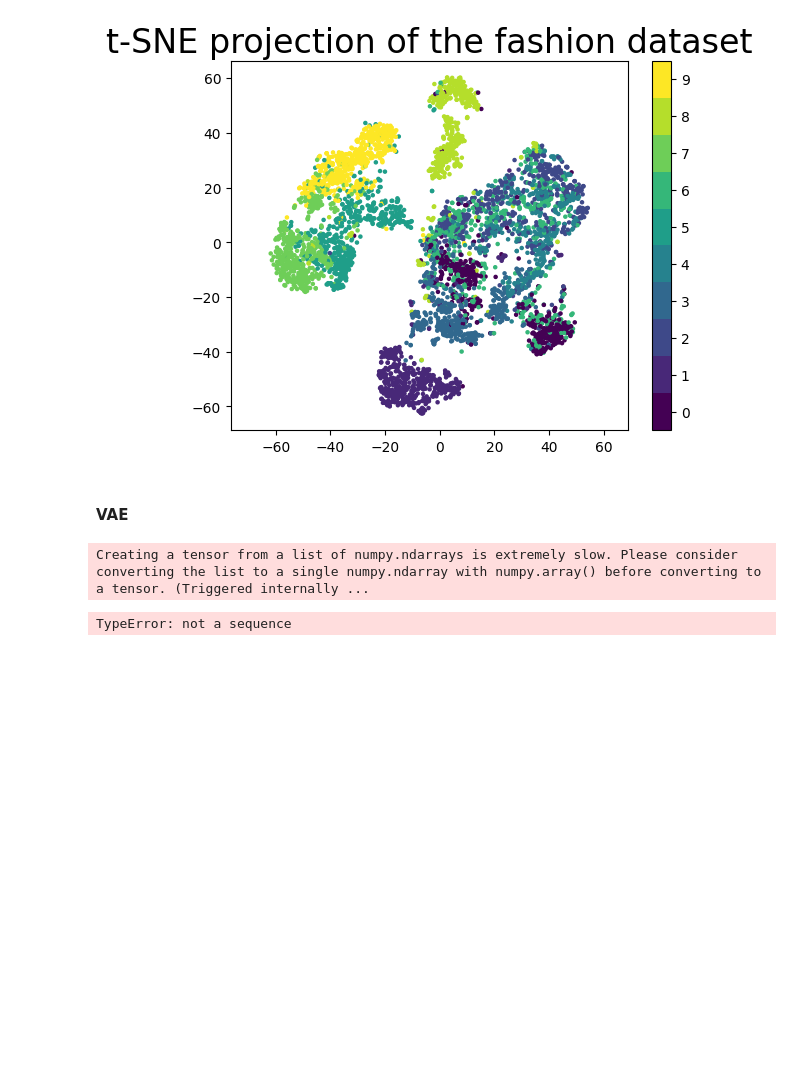
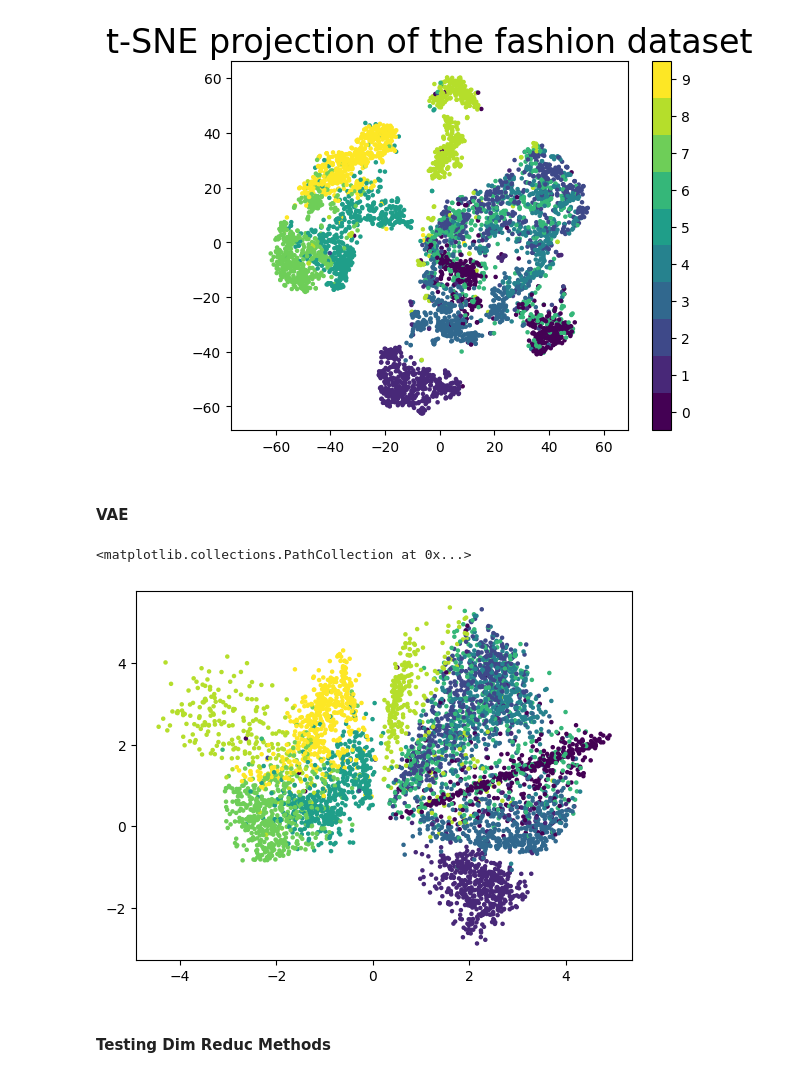
Before and after one commit to DaniNiamut/ict-f0ntys-internship, a Jupyter notebook: dimension_reduction.ipynb, the cells around one changed output. Saved outputs shown, nothing was run; the diff lists cells and outputs as text; code cells hidden in the pictures; blank space fills up the shorter version.

```diff
--- a/dimension_reduction.ipynb
+++ b/dimension_reduction.ipynb
@@ -165,6 +195,8 @@ def autoencoder_reduce(X):
 # %%
-vae_result = autoencoder_reduce((fashion[:5000], y_fashion[:5000]))
+vae_result = Autoencoder().fit_transform(fashion[:5000])
 plt.scatter(vae_result[:, 0], vae_result[:, 1], c=y_fashion[:5000], cmap='viridis', s=5)
 # %% [output]
-Creating a tensor from a list of numpy.ndarrays is extremely slow. Please consider converting the list to a single numpy.ndarray with numpy.array() before converting to a tensor. (Triggered internally ...
+<matplotlib.collections.PathCollection at 0x...>
-TypeError: not a sequence
+[figure, added]
+# %% [markdown]
+#### Testing Dim Reduc Methods
```
Also changed, not shown: parts of 18 cells of this notebook, 16 other files.
